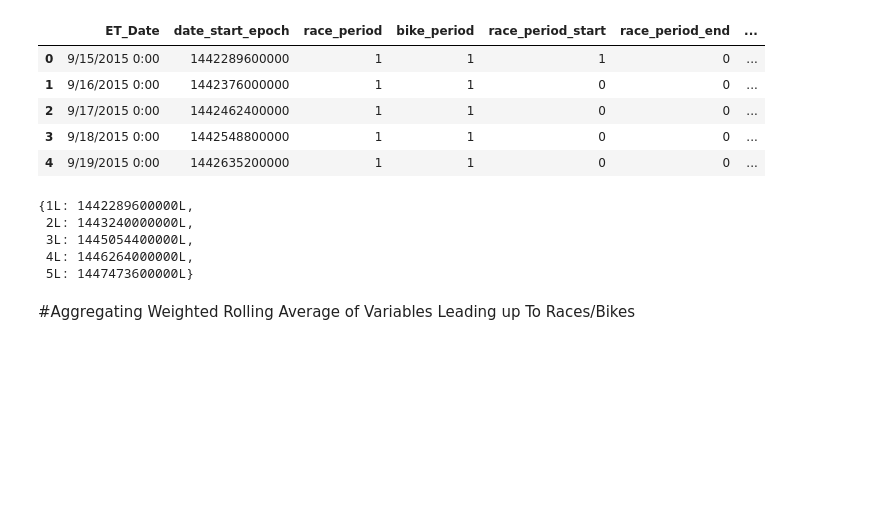
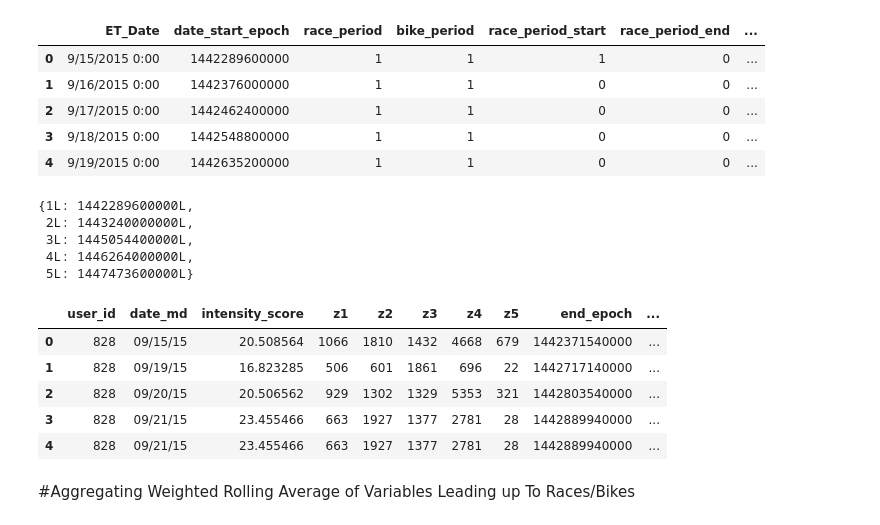
Before and after one commit to callen13/Senior_Thesis, a Jupyter notebook: workout_analysis.ipynb, the cells around one changed output. Saved outputs shown, nothing was run; the diff lists cells and outputs as text; code cells hidden in the pictures; blank space fills up the shorter version.

```diff
--- a/workout_analysis.ipynb
+++ b/workout_analysis.ipynb
@@ -203,8 +228,17 @@ def add_periods(date_markers, df, buildup_days=0, version=None):
 # %%
 test = add_periods(date_markers=date_markers, df=workouts2, buildup_days=14, version="race")
 test = test.sort(['user_id', 'date_md'], ascending=['True', 'True']).reset_index(drop=True)
 test = test[test['race_period']!=0]
 test = test.drop(['sport_id'], axis=1)
+test = test.merge(updated_intensity_scores, on=['user_id', 'date_md'])
+test.head()
+# %% [output]
+|  | user_id | date_md | intensity_score | z1 | z2 | z3 | z4 | z5 | end_epoch | ... |
+| 0 | 828 | 09/15/15 | 20.508564 | 1066 | 1810 | 1432 | 4668 | 679 | 1442371540000 | ... |
+| 1 | 828 | 09/19/15 | 16.823285 | 506 | 601 | 1861 | 696 | 22 | 1442717140000 | ... |
+| 2 | 828 | 09/20/15 | 20.506562 | 929 | 1302 | 1329 | 5353 | 321 | 1442803540000 | ... |
+| 3 | 828 | 09/21/15 | 23.455466 | 663 | 1927 | 1377 | 2781 | 28 | 1442889940000 | ... |
+| 4 | 828 | 09/21/15 | 23.455466 | 663 | 1927 | 1377 | 2781 | 28 | 1442889940000 | ... |
 # %% [markdown]
 #Aggregating Weighted Rolling Average of Variables Leading up To Races/Bikes
 # %%
```
Also changed, not shown: parts of 4 cells of this notebook.
